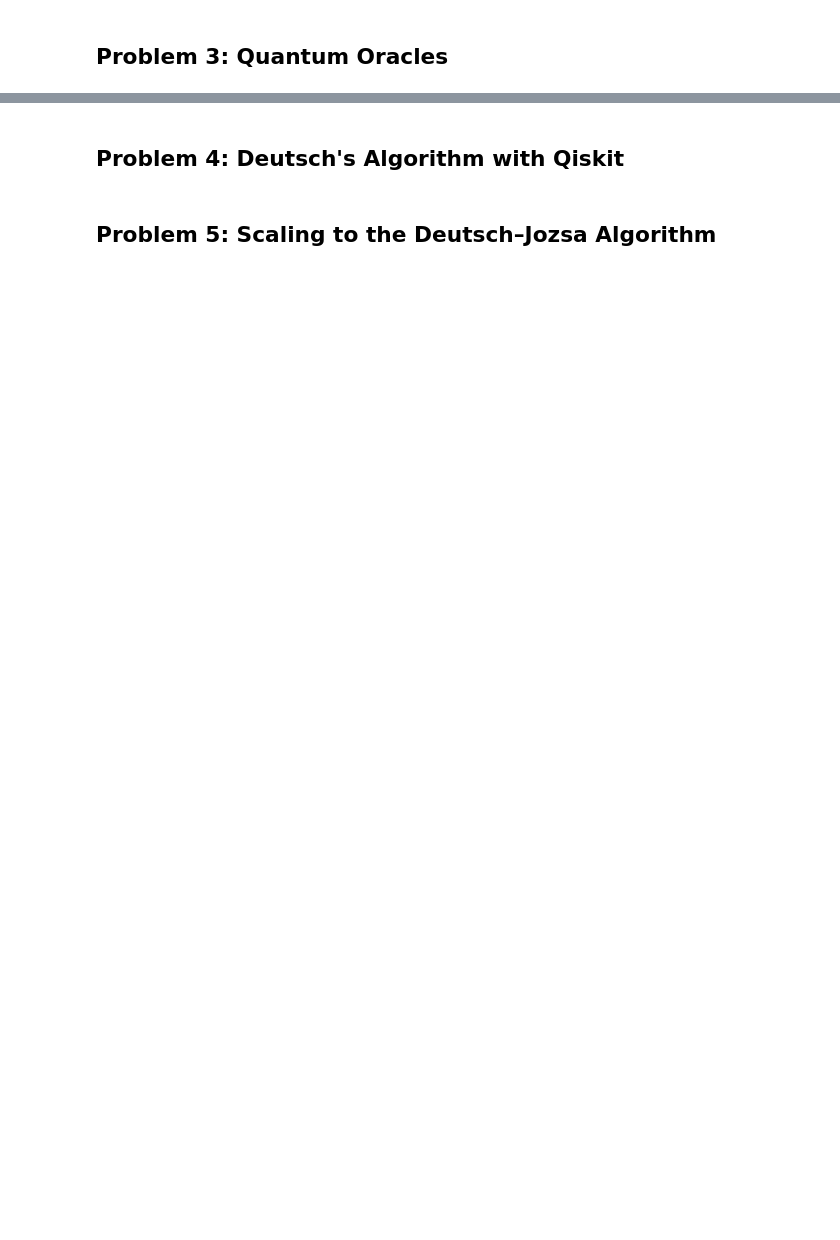
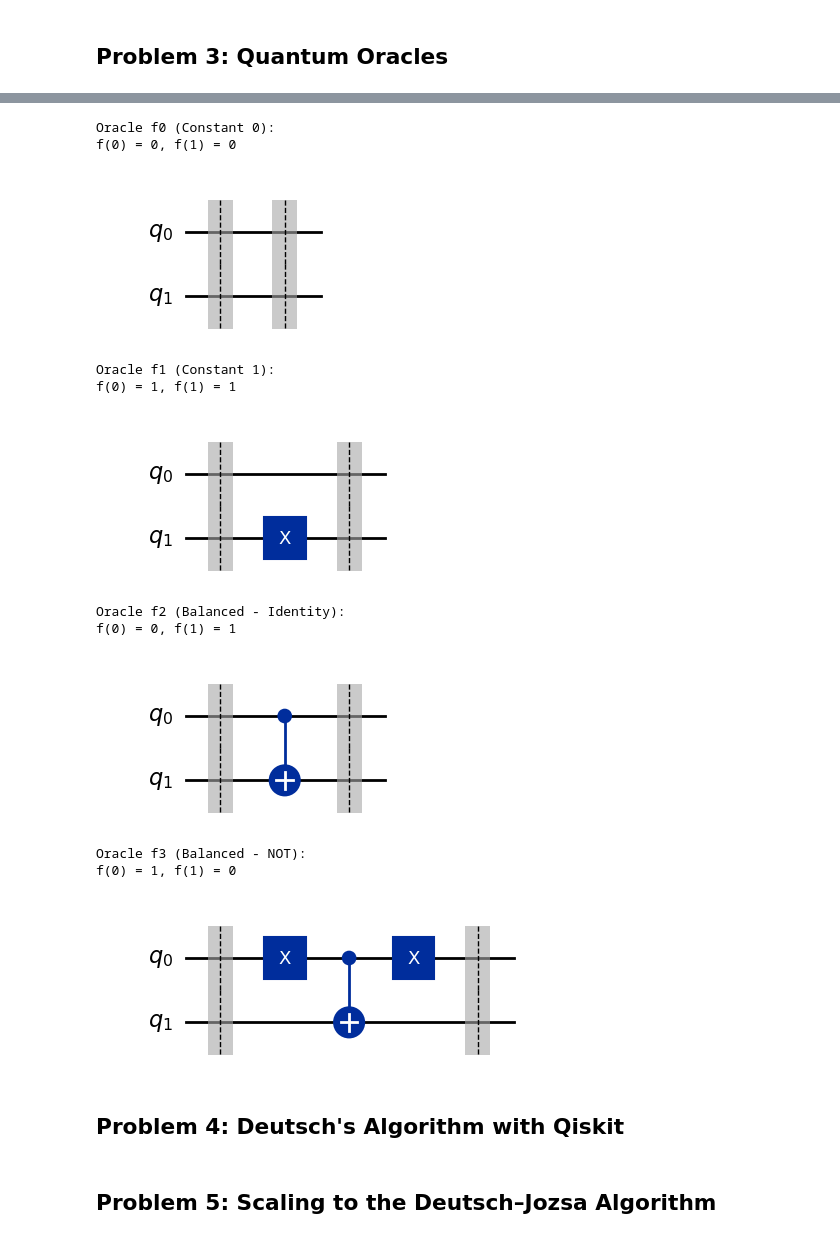
Before and after one commit to Shayanny/Emerging-Tech, a Jupyter notebook: problems.ipynb, the cells around one changed output, grey strips where cells are left out. Cells and saved outputs as stored; diff of their text form; code cells hidden in the pictures; blank space fills up the shorter version.

```diff
--- a/problems.ipynb
+++ b/problems.ipynb
@@ -300,6 +351,42 @@ def create_oracle_f3():
     qc.barrier()
 
     return qc
+# %%
+# Create all 4 oracles
+oracle_f0 = create_oracle_f0()
+oracle_f1 = create_oracle_f1()
+oracle_f2 = create_oracle_f2()
+oracle_f3 = create_oracle_f3()
+
+# Display each oracle
+print("Oracle f0 (Constant 0):")
+print("f(0) = 0, f(1) = 0")
+display(oracle_f0.draw('mpl'))
+
+print("\nOracle f1 (Constant 1):")
+print("f(0) = 1, f(1) = 1")
+display(oracle_f1.draw('mpl'))
+
+print("\nOracle f2 (Balanced - Identity):")
+print("f(0) = 0, f(1) = 1")
+display(oracle_f2.draw('mpl'))
+
+print("\nOracle f3 (Balanced - NOT):")
+print("f(0) = 1, f(1) = 0")
+display(oracle_f3.draw('mpl'))
+# %% [output]
+Oracle f0 (Constant 0):
+f(0) = 0, f(1) = 0
+[figure, added]
+Oracle f1 (Constant 1):
+f(0) = 1, f(1) = 1
+[figure, added]
+Oracle f2 (Balanced - Identity):
+f(0) = 0, f(1) = 1
+[figure, added]
+Oracle f3 (Balanced - NOT):
+f(0) = 1, f(1) = 0
+[figure, added]
 # %% [markdown]
 ## Problem 4: Deutsch's Algorithm with Qiskit
 # %% [markdown]
```
Also changed, not shown: parts of 6 cells of this notebook.
